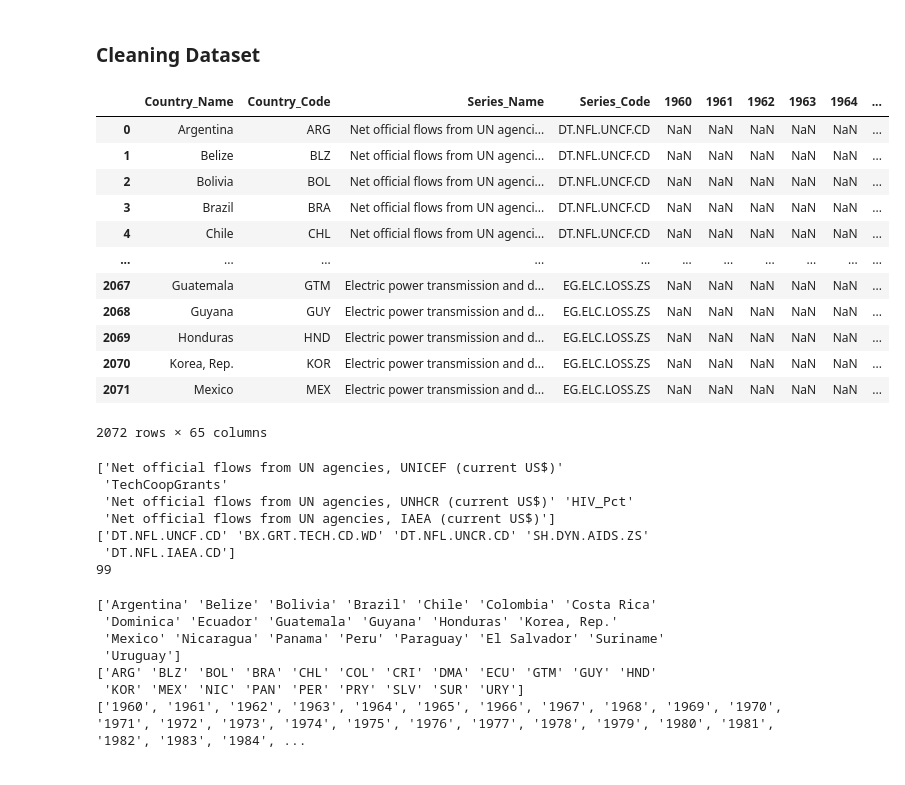
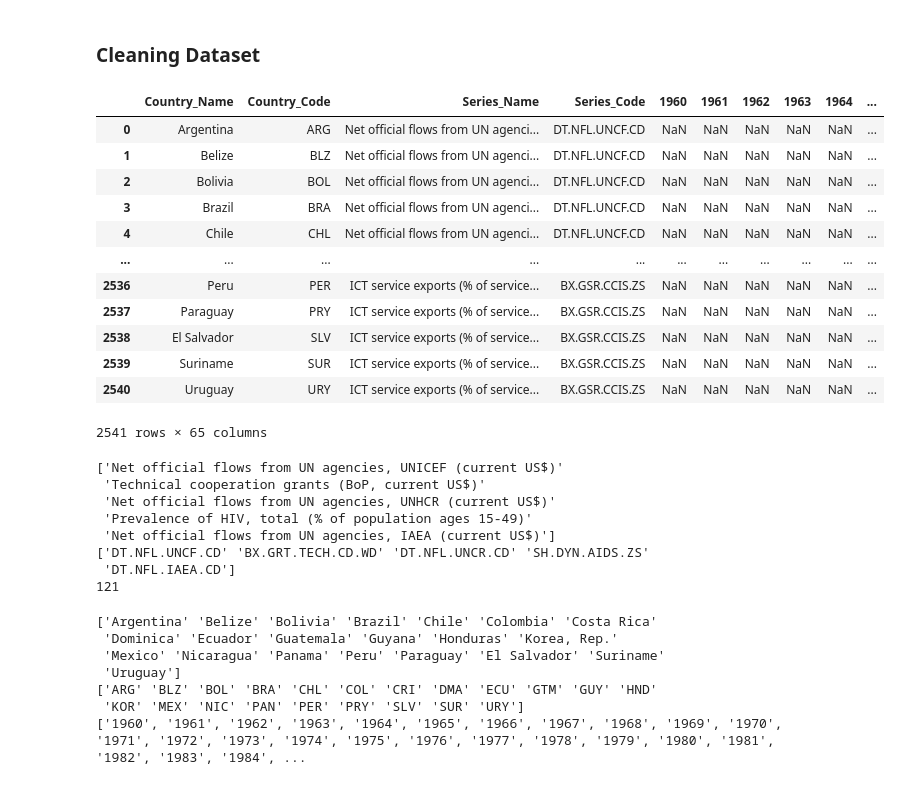
Before and after one commit to DSKUS-Foreign-Aid/Foreign_Aid, a Jupyter notebook: EDA.ipynb, the cells around one changed output. Saved outputs shown, nothing was run; the diff lists cells and outputs as text; code cells hidden in the pictures.

```diff
--- a/EDA.ipynb
+++ b/EDA.ipynb
@@ -23,22 +23,22 @@ warnings.filterwarnings(action='ignore')
 # %% [markdown]
 ### Cleaning Dataset
 # %%
-df = pd.read_csv('/merged.csv', index_col = 0)
+df = pd.read_csv('./dataset/merged.csv', index_col = 0)
 df
 # %% [output]
 |  | Country_Name | Country_Code | Series_Name | Series_Code | 1960 | 1961 | 1962 | 1963 | 1964 | ... |
 | 0 | Argentina | ARG | Net official flows from UN agenci... | DT.NFL.UNCF.CD | NaN | NaN | NaN | NaN | NaN | ... |
 | 1 | Belize | BLZ | Net official flows from UN agenci... | DT.NFL.UNCF.CD | NaN | NaN | NaN | NaN | NaN | ... |
 | 2 | Bolivia | BOL | Net official flows from UN agenci... | DT.NFL.UNCF.CD | NaN | NaN | NaN | NaN | NaN | ... |
 | 3 | Brazil | BRA | Net official flows from UN agenci... | DT.NFL.UNCF.CD | NaN | NaN | NaN | NaN | NaN | ... |
 | 4 | Chile | CHL | Net official flows from UN agenci... | DT.NFL.UNCF.CD | NaN | NaN | NaN | NaN | NaN | ... |
 | ... | ... | ... | ... | ... | ... | ... | ... | ... | ... | ... |
-| 2067 | Guatemala | GTM | Electric power transmission and d... | EG.ELC.LOSS.ZS | NaN | NaN | NaN | NaN | NaN | ... |
-| 2068 | Guyana | GUY | Electric power transmission and d... | EG.ELC.LOSS.ZS | NaN | NaN | NaN | NaN | NaN | ... |
-| 2069 | Honduras | HND | Electric power transmission and d... | EG.ELC.LOSS.ZS | NaN | NaN | NaN | NaN | NaN | ... |
-| 2070 | Korea, Rep. | KOR | Electric power transmission and d... | EG.ELC.LOSS.ZS | NaN | NaN | NaN | NaN | NaN | ... |
-| 2071 | Mexico | MEX | Electric power transmission and d... | EG.ELC.LOSS.ZS | NaN | NaN | NaN | NaN | NaN | ... |
+| 2536 | Peru | PER | ICT service exports (% of service... | BX.GSR.CCIS.ZS | NaN | NaN | NaN | NaN | NaN | ... |
+| 2537 | Paraguay | PRY | ICT service exports (% of service... | BX.GSR.CCIS.ZS | NaN | NaN | NaN | NaN | NaN | ... |
+| 2538 | El Salvador | SLV | ICT service exports (% of service... | BX.GSR.CCIS.ZS | NaN | NaN | NaN | NaN | NaN | ... |
+| 2539 | Suriname | SUR | ICT service exports (% of service... | BX.GSR.CCIS.ZS | NaN | NaN | NaN | NaN | NaN | ... |
+| 2540 | Uruguay | URY | ICT service exports (% of service... | BX.GSR.CCIS.ZS | NaN | NaN | NaN | NaN | NaN | ... |
-2072 rows × 65 columns
+2541 rows × 65 columns
 # %%
 Series_Name = df.Series_Name.unique()
 Series_Code = df.Series_Code.unique()
@@ -48,12 +48,13 @@ print(Series_Code[:5])
 print(len(Series_Code))
 # %% [output]
 ['Net official flows from UN agencies, UNICEF (current US$)'
- 'TechCoopGrants'
- 'Net official flows from UN agencies, UNHCR (current US$)' 'HIV_Pct'
+ 'Technical cooperation grants (BoP, current US$)'
+ 'Net official flows from UN agencies, UNHCR (current US$)'
+ 'Prevalence of HIV, total (% of population ages 15-49)'
  'Net official flows from UN agencies, IAEA (current US$)']
 ['DT.NFL.UNCF.CD' 'BX.GRT.TECH.CD.WD' 'DT.NFL.UNCR.CD' 'SH.DYN.AIDS.ZS'
  'DT.NFL.IAEA.CD']
-99
+121
 # %%
 Country_Name = df.Country_Name.unique() # 21
 Country_Code = df.Country_Code.unique() # 21
```
Also changed, not shown: parts of 14 cells of this notebook, 1 other file.
